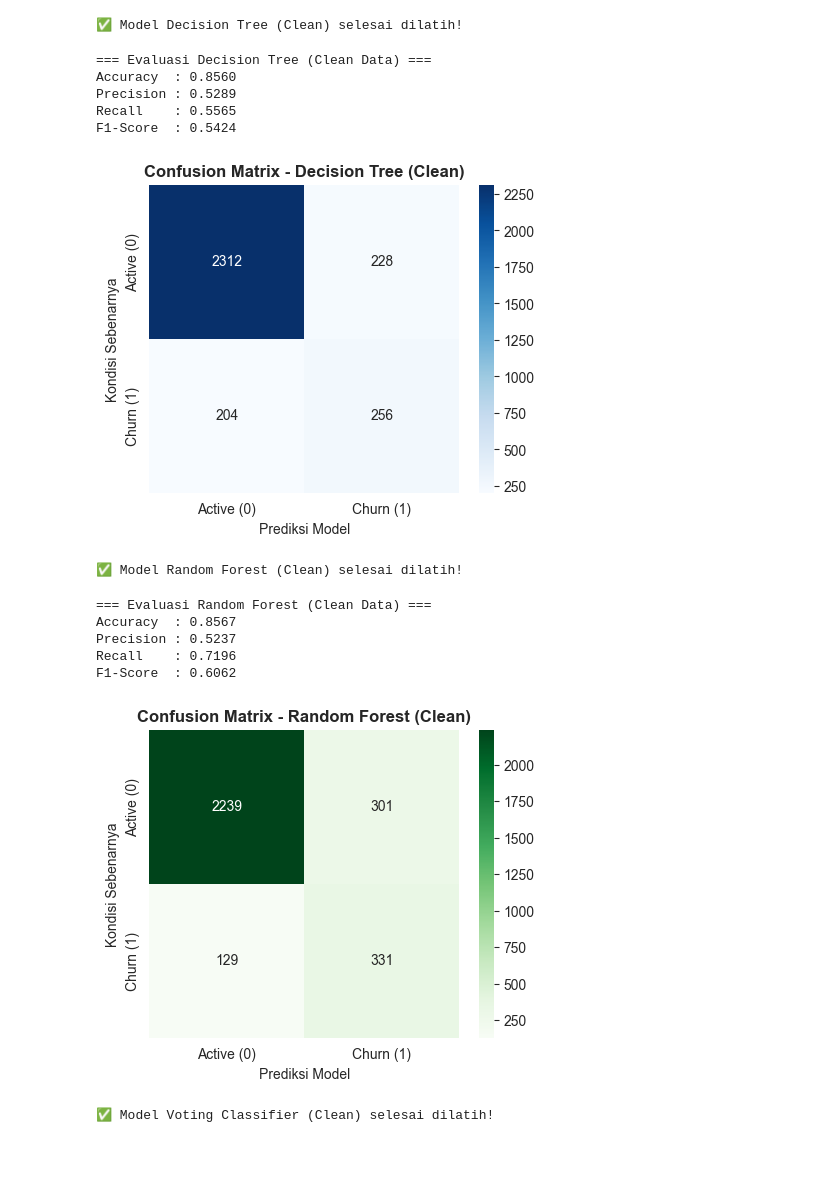
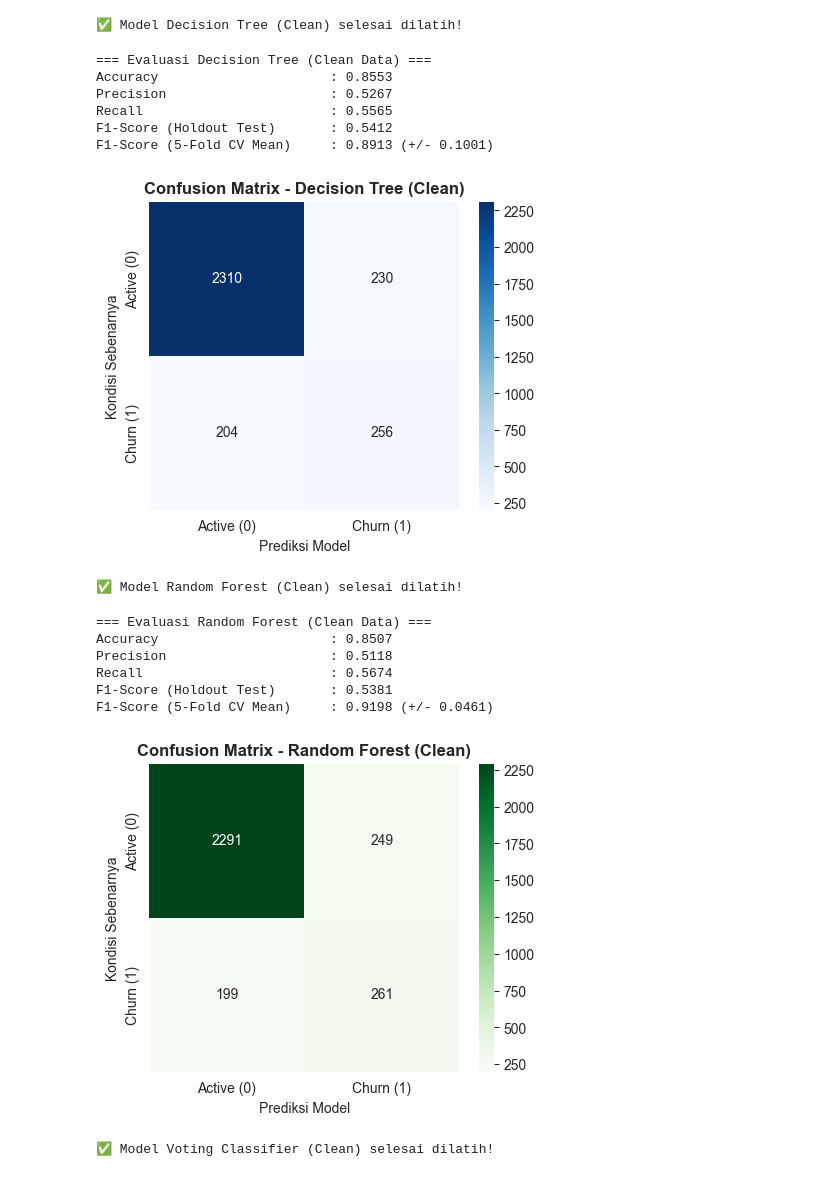
Before and after one commit to widipuriarto/customer-churn-prediction, a Jupyter notebook: Sales_and_Marketing_Customer.ipynb, the cells around one changed output. Saved outputs shown, nothing was run; the diff lists cells and outputs as text; code cells hidden in the pictures.

```diff
--- a/Sales_and_Marketing_Customer.ipynb
+++ b/Sales_and_Marketing_Customer.ipynb
@@ -729,11 +786,3 @@ churn
 1     1838
 Name: count, dtype: int64
 [figure]
-# %%
-# 34. Penerapan SMOTE pada Data Latih
-from imblearn.over_sampling import SMOTE
-# Inisiasi SMOTE dengan seed 42 agar kloningan data selalu identik setiap kali di-run
-smote = SMOTE(random_state=42)
-# Tahap FIT & RESAMPLE: Menimpa langsung X_train dan y_train yang lama
-X_train, y_train = smote.fit_resample(X_train, y_train)
-print("✅ Kloning data selesai! SMOTE berhasil menyeimbangkan kelas pada data latih.")
@@ -741,0 +789,16 @@ print("✅ Kloning data selesai! SMOTE berhasil menyeimbangkan kelas pada data l
+# %%
+# 34. Penerapan SMOTETomek (Hybrid Oversampling & Undersampling)
+
+from imblearn.combine import SMOTETomek
+
+print("Menyeimbangkan kelas dan membersihkan perbatasan dengan SMOTETomek...")
+
+# Inisiasi SMOTETomek
+# random_state=42 dikunci agar proses acak pembuatan data sintetik selalu identik setiap kali di-run
+smt = SMOTETomek(random_state=42)
+
+# Tahap FIT & RESAMPLE: SMOTE beraksi mencetak data minoritas, Tomek Links memotong overlap perbatasan
+X_train, y_train = smt.fit_resample(X_train, y_train)
+
+print("\n✅ Eksekusi SMOTETomek Selesai!")
+print("Data latih Anda kini seimbang sempurna dan perbatasannya telah dibersihkan secara kejam dari noise!")
@@ -804,19 +872,20 @@ print("✅ Model Decision Tree (Clean) selesai dilatih!")
 ✅ Model Decision Tree (Clean) selesai dilatih!
 # %%
 # 38. Evaluasi Decision Tree (Data Preprocessed)
-from sklearn.metrics import accuracy_score, precision_score, recall_score, f1_score, confusion_matrix
-import matplotlib.pyplot as plt
-import seaborn as sns
 
-# Meminta model menebak status churn menggunakan data uji bersih
+# 1. Tebakan Statis Data Uji
 y_pred_dt_clean = model_dt_clean.predict(X_test)
+
+# 2. Pengujian Silang 5-Fold CV pada Data Latih (SMOTETomek)
+cv_scores_dt_clean = cross_val_score(model_dt_clean, X_train, y_train, cv=10, scoring='f1', n_jobs=-1)
 
 # Menampilkan metrik evaluasi
 print("=== Evaluasi Decision Tree (Clean Data) ===")
-print(f"Accuracy  : {accuracy_score(y_test, y_pred_dt_clean):.4f}")
-print(f"Precision : {precision_score(y_test, y_pred_dt_clean):.4f}")
-print(f"Recall    : {recall_score(y_test, y_pred_dt_clean):.4f}")
-print(f"F1-Score  : {f1_score(y_test, y_pred_dt_clean):.4f}\n")
+print(f"Accuracy                      : {accuracy_score(y_test, y_pred_dt_clean):.4f}")
+print(f"Precision                     : {precision_score(y_test, y_pred_dt_clean):.4f}")
+print(f"Recall                        : {recall_score(y_test, y_pred_dt_clean):.4f}")
+print(f"F1-Score (Holdout Test)       : {f1_score(y_test, y_pred_dt_clean):.4f}")
+print(f"F1-Score (5-Fold CV Mean)     : {cv_scores_dt_clean.mean():.4f} (+/- {cv_scores_dt_clean.std():.4f})\n")
 
 # Visualisasi Confusion Matrix
 plt.figure(figsize=(5, 4))
@@ -830,10 +899,11 @@ plt.ylabel('Kondisi Sebenarnya')
 plt.show()
 # %% [output]
 === Evaluasi Decision Tree (Clean Data) ===
-Accuracy  : 0.8560
-Precision : 0.5289
-Recall    : 0.5565
-F1-Score  : 0.5424
+Accuracy                      : 0.8553
+Precision                     : 0.5267
+Recall                        : 0.5565
+F1-Score (Holdout Test)       : 0.5412
+F1-Score (5-Fold CV Mean)     : 0.8913 (+/- 0.1001)
 [figure]
 # %%
 # 39. Melatih (Training) Random Forest pada data preprocessed
@@ -847,32 +917,39 @@ print("✅ Model Random Forest (Clean) selesai dilatih!")
 # %%
 # 40. Evaluasi Random Forest (Data Preprocessed)
 
-# Meminta model menebak status churn
+from sklearn.model_selection import cross_val_score
+
+# 1. Tebakan Statis Data Uji
 y_pred_rf_clean = model_rf_clean.predict(X_test)
+
+# 2. Pengujian Silang 5-Fold CV pada Data Latih (SMOTETomek)
+cv_scores_rf_clean = cross_val_score(model_rf_clean, X_train, y_train, cv=10, scoring='f1', n_jobs=-1)
 
 # Menampilkan metrik evaluasi
 print("=== Evaluasi Random Forest (Clean Data) ===")
-print(f"Accuracy  : {accuracy_score(y_test, y_pred_rf_clean):.4f}")
-print(f"Precision : {precision_score(y_test, y_pred_rf_clean):.4f}")
-print(f"Recall    : {recall_score(y_test, y_pred_rf_clean):.4f}")
-print(f"F1-Score  : {f1_score(y_test, y_pred_rf_clean):.4f}\n")
+print(f"Accuracy                      : {accuracy_score(y_test, y_pred_rf_clean):.4f}")
+print(f"Precision                     : {precision_score(y_test, y_pred_rf_clean):.4f}")
+print(f"Recall                        : {recall_score(y_test, y_pred_rf_clean):.4f}")
+print(f"F1-Score (Holdout Test)       : {f1_score(y_test, y_pred_rf_clean):.4f}")
+print(f"F1-Score (5-Fold CV Mean)     : {cv_scores_rf_clean.mean():.4f} (+/- {cv_scores_rf_clean.std():.4f})\n")
 
 # Visualisasi Confusion Matrix
 plt.figure(figsize=(5, 4))
 sns.heatmap(confusion_matrix(y_test, y_pred_rf_clean), annot=True, fmt='d', cmap='Greens',
             xticklabels=['Active (0)', 'Churn (1)'],
             yticklabels=['Active (0)', 'Churn (1)'])
 plt.title('Confusion Matrix - Random Forest (Clean)', fontweight='bold')
 plt.xlabel('Prediksi Model')
 plt.ylabel('Kondisi Sebenarnya')
 plt.show()
 # %% [output]
 === Evaluasi Random Forest (Clean Data) ===
-Accuracy  : 0.8567
-Precision : 0.5237
-Recall    : 0.7196
-F1-Score  : 0.6062
+Accuracy                      : 0.8507
+Precision                     : 0.5118
+Recall                        : 0.5674
+F1-Score (Holdout Test)       : 0.5381
+F1-Score (5-Fold CV Mean)     : 0.9198 (+/- 0.0461)
-[figure, old version]
+[figure, new version]
 # %%
 # 41. Melatih (Training) Voting Classifier pada data preprocessed
 
```
Also changed, not shown: parts of 33 cells of this notebook, 5 other files.
